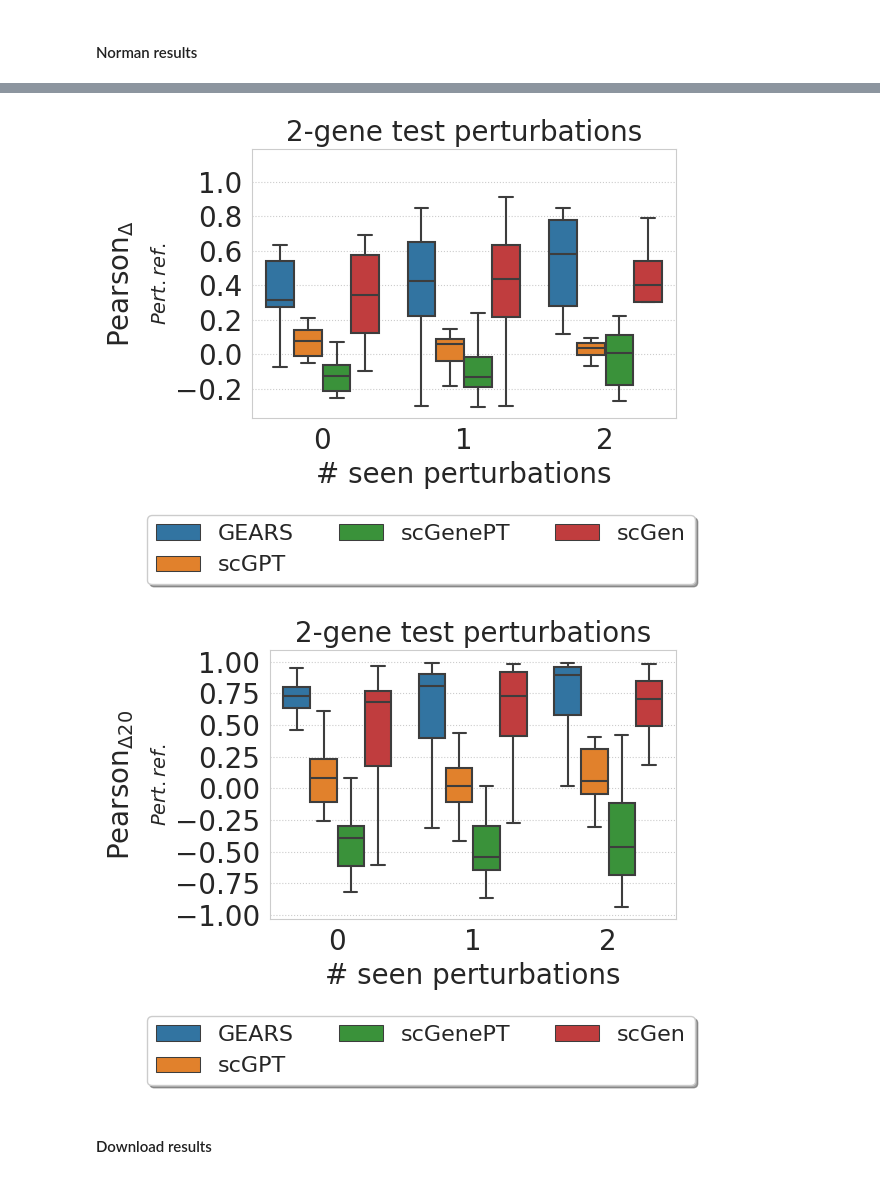
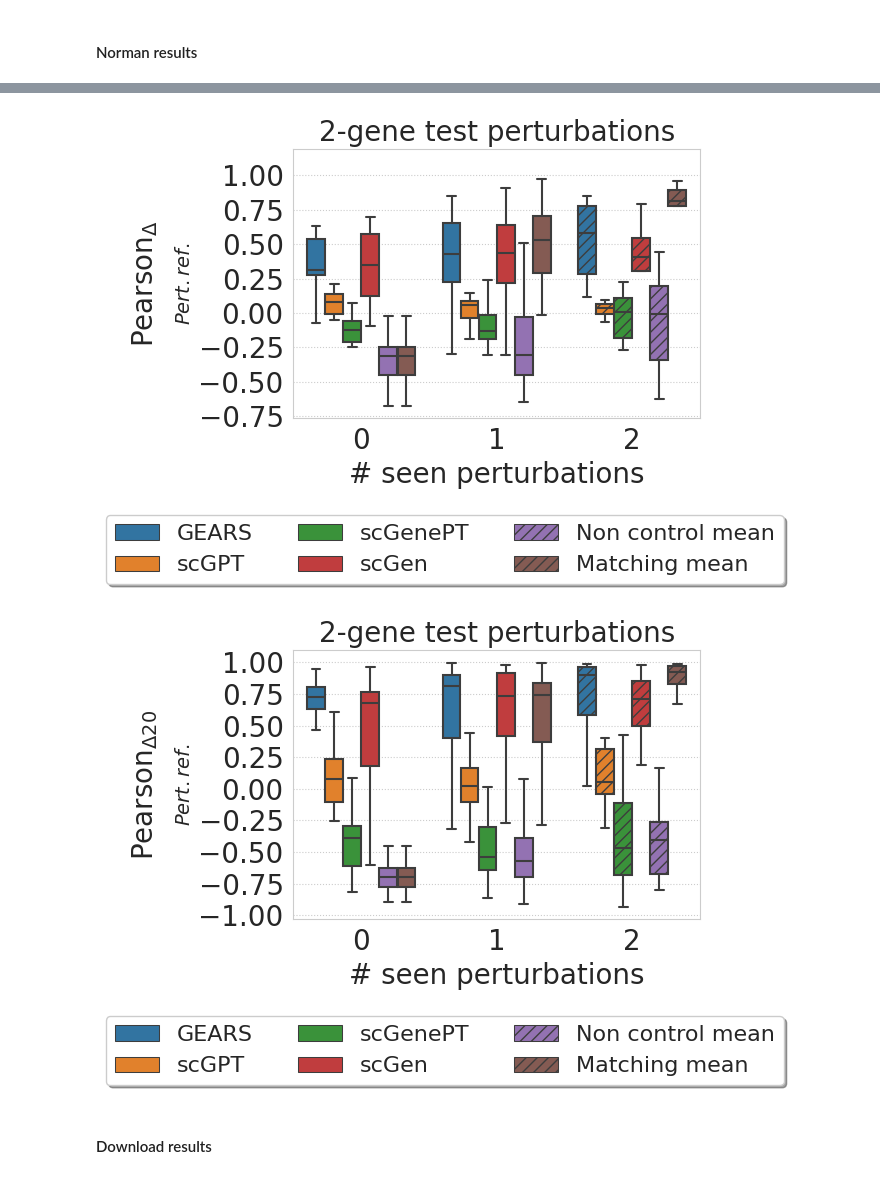
Before and after one commit to 22200541/perturbation, a Jupyter notebook: systema/benchmark_with_scgen.ipynb, the cells around one changed output, grey strips where cells are left out. Cells and saved outputs as stored; diff of their text form; code cells hidden in the pictures.

```diff
--- a/systema/benchmark_with_scgen.ipynb
+++ b/systema/benchmark_with_scgen.ipynb
@@ -539,6 +543,8 @@ method_names = {
     'scgpt':'scGPT',
     'scgenept':'scGenePT',
     'scgen': 'scGen',
+    'nonctl-mean': 'Non control mean',
+    'matching-mean': 'Matching mean'
 }
 
 
@@ -672,7 +678,7 @@ handles, labels = plt.gca().get_legend_handles_labels()
 legend = fig.legend(handles, labels, loc='upper center', bbox_to_anchor=(0.55, 0),
                     fancybox=True, shadow=True, ncol=3, fontsize=16)
 
-labels=['GEARS', 'scGPT', 'scGenePT', 'scGen']
+labels=['GEARS', 'scGPT', 'scGenePT', 'scGen', 'Non control mean', 'Matching mean']
 #labels=['CPA', 'GEARS', 'scGPT', 'scGPT (ft)', 'Non control mean', 'Matching mean']
 for i, label in enumerate(labels):
     legend.get_texts()[i].set_text(label)
@@ -721,7 +727,7 @@ handles, labels = plt.gca().get_legend_handles_labels()
 legend = fig.legend(handles, labels, loc='upper center', bbox_to_anchor=(0.55, 0),
                     fancybox=True, shadow=True, ncol=3, fontsize=16)
 
-labels=['GEARS', 'scGPT', 'scGenePT', 'scGen']
+labels=['GEARS', 'scGPT', 'scGenePT', 'scGen', 'Non control mean', 'Matching mean']
 #labels=['CPA', 'GEARS', 'scGPT', 'scGPT (ft)', 'Non control mean', 'Matching mean']
 for i, label in enumerate(labels):
     legend.get_texts()[i].set_text(label)
@@ -774,7 +780,7 @@ handles, labels = plt.gca().get_legend_handles_labels()
 legend = fig.legend(handles, labels, loc='upper center', bbox_to_anchor=(0.55, 0),
                     fancybox=True, shadow=True, ncol=3, fontsize=16)
 
-labels=['GEARS', 'scGPT', 'scGenePT', 'scGen']
+labels=['GEARS', 'scGPT', 'scGenePT', 'scGen', 'Non control mean', 'Matching mean']
 #labels=['CPA', 'GEARS', 'scGPT', 'scGPT (ft)', 'Non control mean', 'Matching mean']
 for i, label in enumerate(labels):
     legend.get_texts()[i].set_text(label)
@@ -789,7 +795,7 @@ plt.grid(axis='y', linestyle='dotted')
 plt.show()
 #plt.savefig(f'{figdir}/benchmark_summary_table_2gene_all_4.pdf', bbox_inches='tight');
 # %% [output]
-[figure, old version]
+[figure, new version]
 # %%
 nrows = 1
 ncols = 2
@@ -809,35 +815,35 @@ patches = [patch for patch in ax.patches if type(patch) == matplotlib.patches.Pa
 h = hatches
 # iterate through the patches for each subplot
 for patch, hatch in zip(patches, h):
     patch.set_hatch(hatch)
 
 plt.xticks(fontsize=fontsize);
 plt.yticks(fontsize=fontsize);
 plt.title('2-gene test perturbations', fontsize=fontsize)
 plt.ylabel('Pearson$_{\Delta20}$\n$_{Pert. ref.}$', fontsize=fontsize) # , labelpad=-10)
 plt.legend([],[], frameon=False);
 plt.xlabel('# seen perturbations', fontsize=fontsize);
 
 # legend = plt.legend(loc='center left', bbox_to_anchor=(1, 0.5))
 handles, labels = plt.gca().get_legend_handles_labels()
 legend = fig.legend(handles, labels, loc='upper center', bbox_to_anchor=(0.55, 0),
                     fancybox=True, shadow=True, ncol=3, fontsize=16)
 
-labels=['GEARS', 'scGPT', 'scGenePT', 'scGen']
+labels=['GEARS', 'scGPT', 'scGenePT', 'scGen', 'Non control mean', 'Matching mean']
 #labels=['CPA', 'GEARS', 'scGPT', 'scGPT (ft)', 'Non control mean', 'Matching mean']
 for i, label in enumerate(labels):
     legend.get_texts()[i].set_text(label)
 
 hatches = ["", "", "", "", "///", "///"]
 for lp, hatch in zip(legend.get_patches(), hatches):
     lp.set_hatch(hatch)
 
 plt.tight_layout(w_pad=2)
 plt.grid(axis='y', linestyle='dotted')
 plt.show()
 #plt.savefig(f'{figdir}/benchmark_summary_table_2gene_20_4.pdf', bbox_inches='tight');
 # %% [output]
-[figure, old version]
+[figure, new version]
 # %% [markdown]
 #### Download results
 # %%
```
Also changed, not shown: parts of 7 cells of this notebook, 5 other files.
